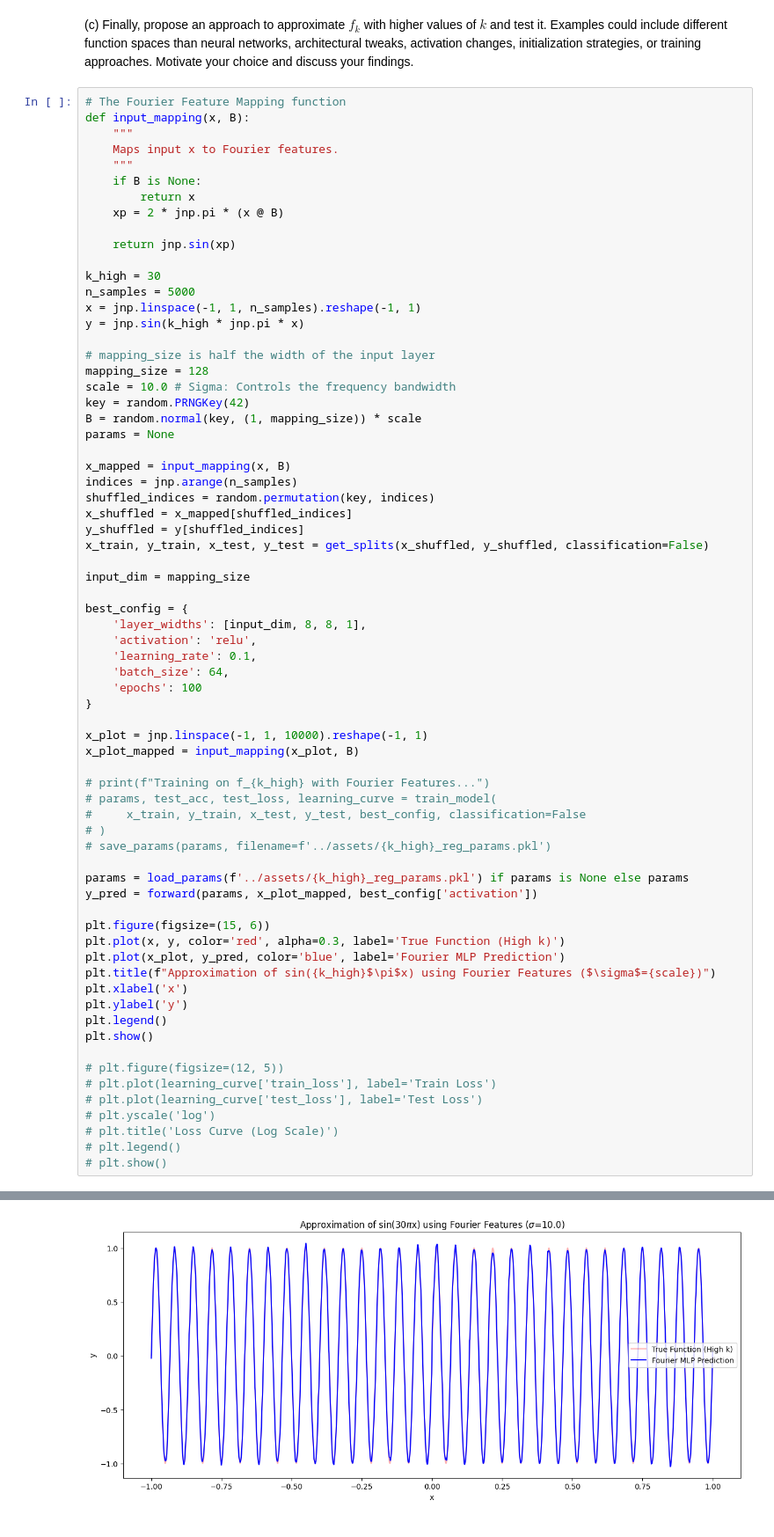
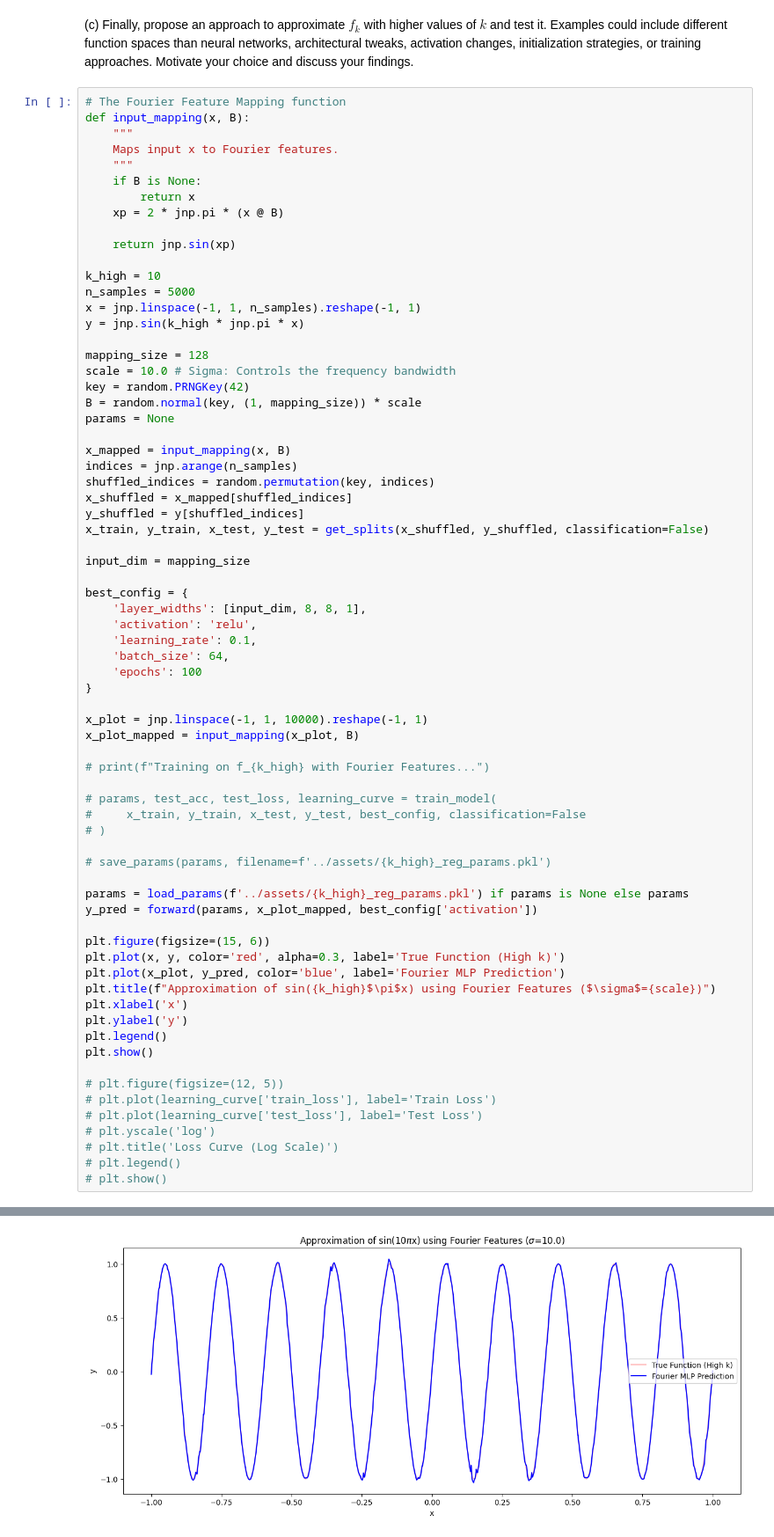
Before and after one commit to yazanmashal03/laoml-project, a Jupyter notebook: notebook/project2.ipynb, the cells around one changed output, grey strips where cells are left out. Shown at 88% size. Drawn from its saved outputs; the diff is of its cells as text.

```diff
--- a/notebook/project2.ipynb
+++ b/notebook/project2.ipynb
@@ -705,12 +705,11 @@ def input_mapping(x, B):
 
     return jnp.sin(xp)
 
-k_high = 30
+k_high = 10
 n_samples = 5000
 x = jnp.linspace(-1, 1, n_samples).reshape(-1, 1)
 y = jnp.sin(k_high * jnp.pi * x)
 
-# mapping_size is half the width of the input layer
 mapping_size = 128
 scale = 10.0 # Sigma: Controls the frequency bandwidth
 key = random.PRNGKey(42)
@@ -738,9 +737,11 @@ x_plot = jnp.linspace(-1, 1, 10000).reshape(-1, 1)
 x_plot_mapped = input_mapping(x_plot, B)
 
 # print(f"Training on f_{k_high} with Fourier Features...")
+
 # params, test_acc, test_loss, learning_curve = train_model(
 #     x_train, y_train, x_test, y_test, best_config, classification=False
 # )
+
 # save_params(params, filename=f'../assets/{k_high}_reg_params.pkl')
 
 params = load_params(f'../assets/{k_high}_reg_params.pkl') if params is None else params
@@ -767 +768 @@ Parameters loaded from ../assets/30_reg_params.pkl
-[figure, old version]
+[figure, new version]
```
Also changed, not shown: parts of 1 cell of this notebook, 2 other files.
